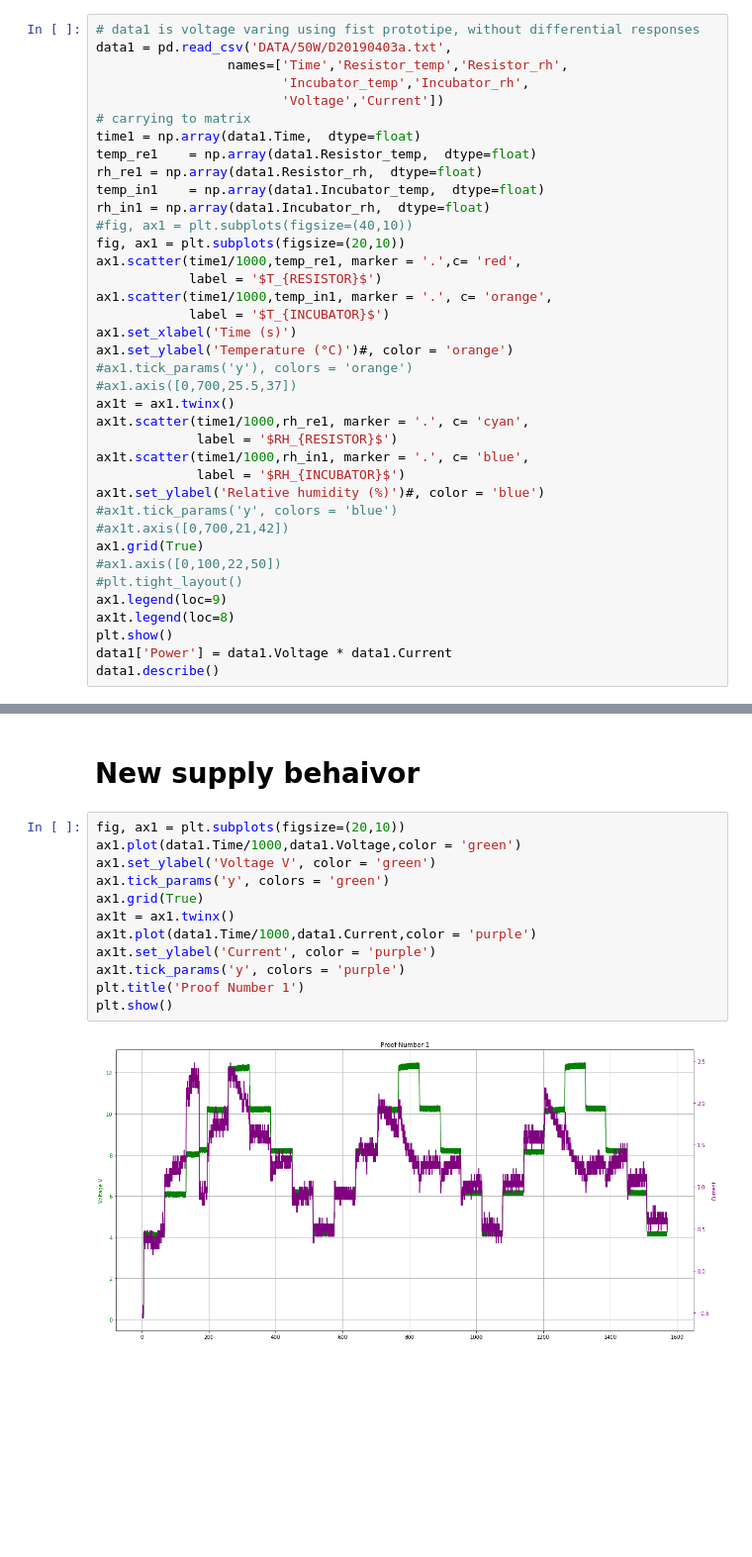
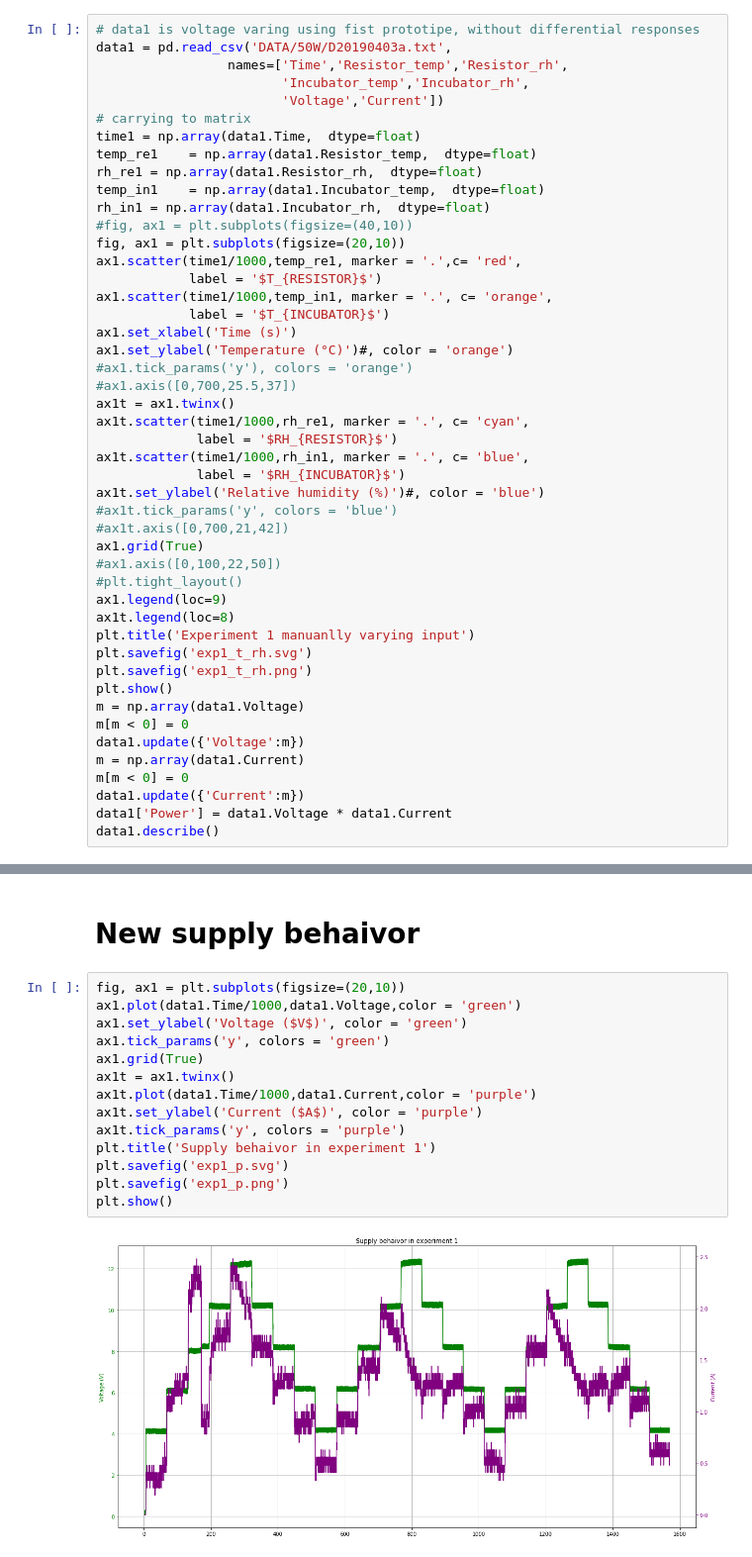
Before and after one commit to Ghiordy/Solar-incubator, a Jupyter notebook: Data-treatment/Experiment-april-2nd-week.ipynb, the cells around one changed output, grey strips where cells are left out. Shown at 99% size. Drawn from its saved outputs; the diff is of its cells as text; blank space fills up the shorter version.

Commit message:
fixing images to 5mrmpt

```diff
--- a/Data-treatment/Experiment-april-2nd-week.ipynb
+++ b/Data-treatment/Experiment-april-2nd-week.ipynb
@@ -74,7 +72,16 @@ ax1.grid(True)
 #plt.tight_layout()
 ax1.legend(loc=9)
 ax1t.legend(loc=8)
+plt.title('Experiment 1 manuanlly varying input')
+plt.savefig('exp1_t_rh.svg')
+plt.savefig('exp1_t_rh.png')
 plt.show()
+m = np.array(data1.Voltage)
+m[m < 0] = 0
+data1.update({'Voltage':m})
+m = np.array(data1.Current)
+m[m < 0] = 0
+data1.update({'Current':m})
 data1['Power'] = data1.Voltage * data1.Current
 data1.describe()
 # %% [output]
@@ -195,17 +220,19 @@ data3.describe()
 # %%
 fig, ax1 = plt.subplots(figsize=(20,10))
 ax1.plot(data1.Time/1000,data1.Voltage,color = 'green')
-ax1.set_ylabel('Voltage V', color = 'green')
+ax1.set_ylabel('Voltage ($V$)', color = 'green')
 ax1.tick_params('y', colors = 'green')
 ax1.grid(True)
 ax1t = ax1.twinx()
 ax1t.plot(data1.Time/1000,data1.Current,color = 'purple')
-ax1t.set_ylabel('Current', color = 'purple')
+ax1t.set_ylabel('Current ($A$)', color = 'purple')
 ax1t.tick_params('y', colors = 'purple')
-plt.title('Proof Number 1')
+plt.title('Supply behaivor in experiment 1')
+plt.savefig('exp1_p.svg')
+plt.savefig('exp1_p.png')
 plt.show()
 # %% [output]
-[figure, old version]
+[figure, new version]
 # %%
 fig, ax1 = plt.subplots(figsize=(20,10))
 ax1.plot(data2.Time/1000,data2.Voltage,color = 'green')
```
Also changed, not shown: parts of 6 cells of this notebook, 12 other files.
